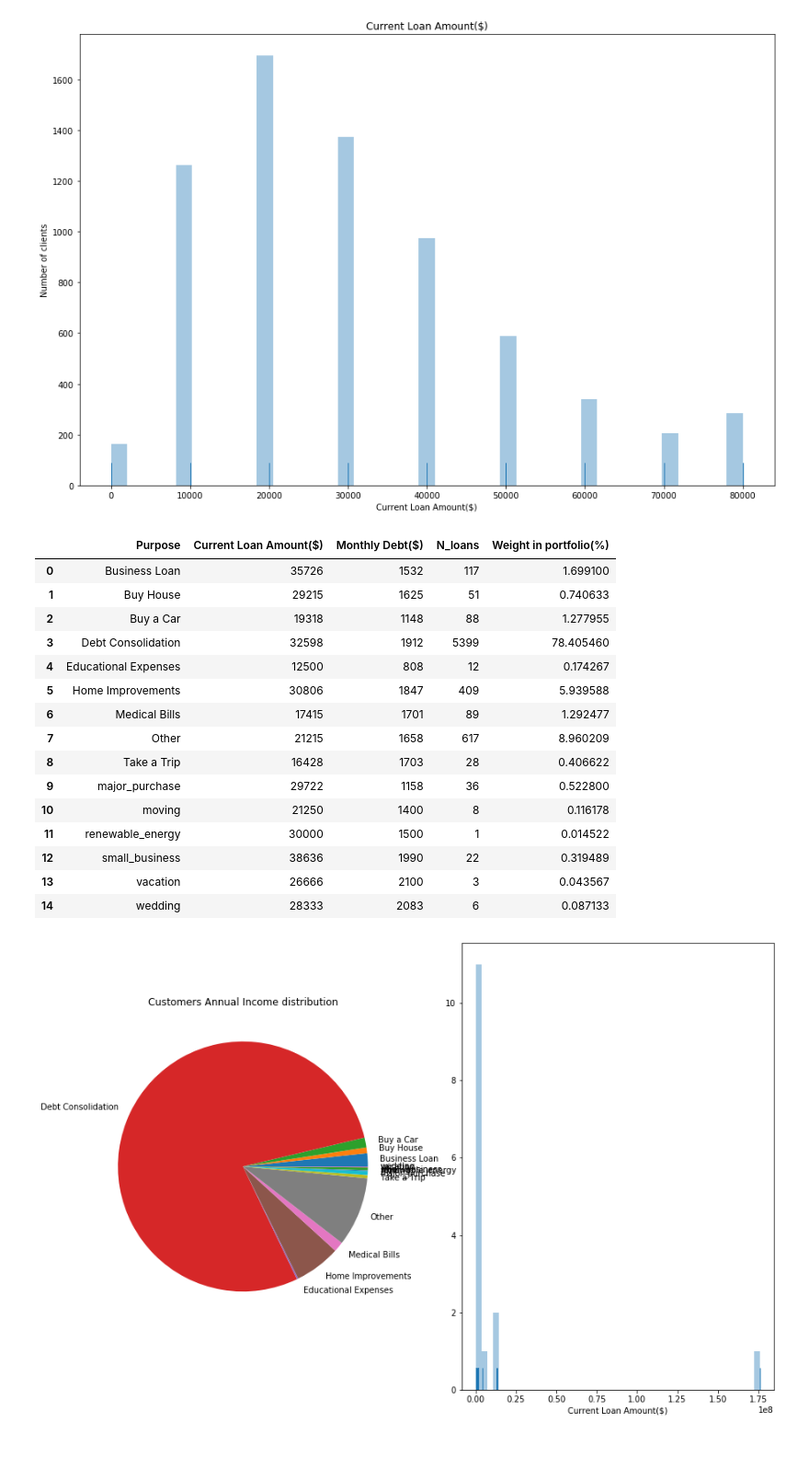
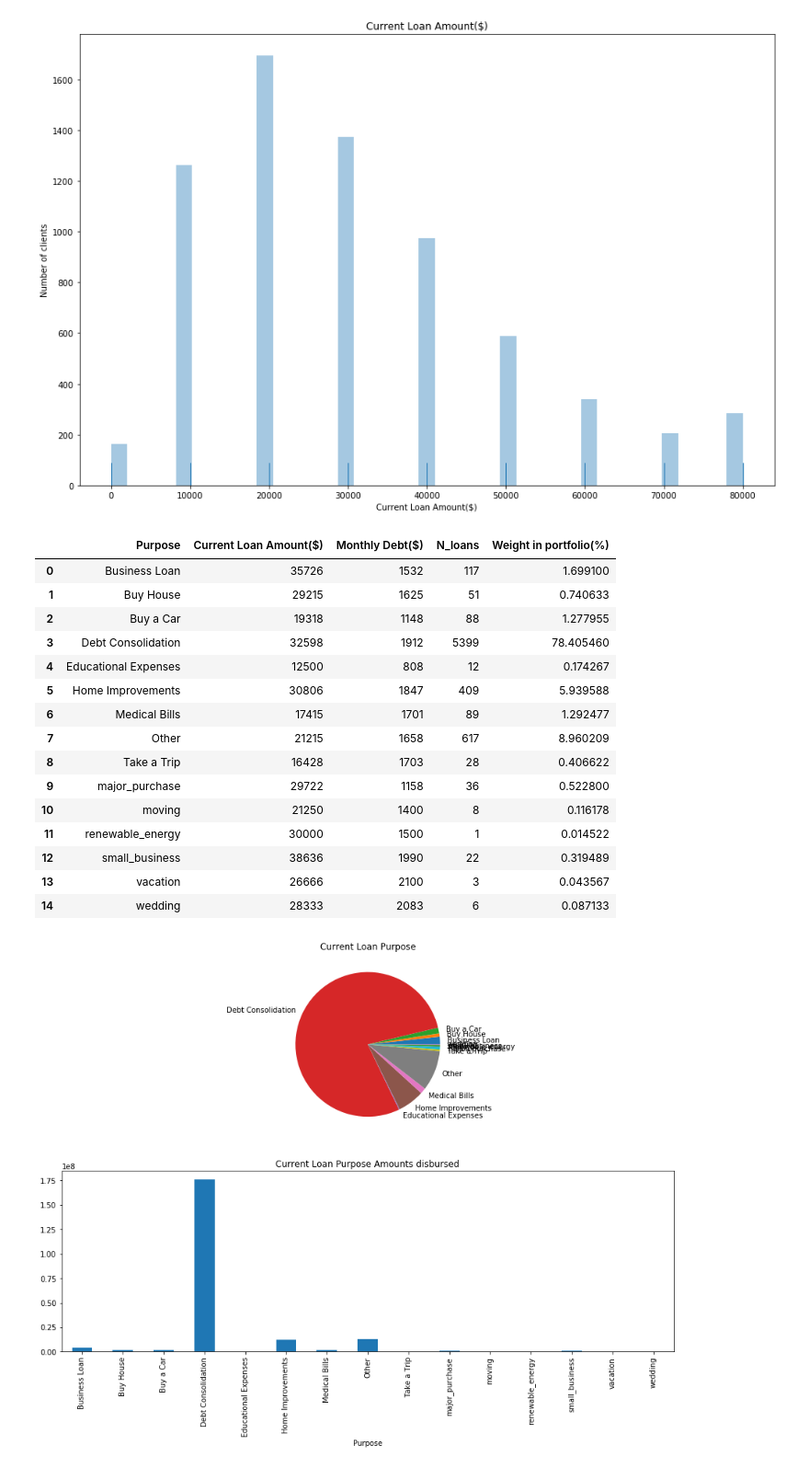
Before and after one commit to Diegon8/Banking-product-, a Jupyter notebook: Story_telling.ipynb, the cells around one changed output. Shown at 92% size. Drawn from its saved outputs; the diff is of its cells as text; code cells hidden in the pictures.

```diff
--- a/Story_telling.ipynb
+++ b/Story_telling.ipynb
@@ -83,32 +88,33 @@ plt.show()
 # %%
 display(purpose_table)
 plt.figure(figsize=(15,10))
-plt.subplot(1,2,1)
+plt.subplot(2,1,1)
 plt.pie(purpose_table['Weight in portfolio(%)'], labels = purpose_table['Purpose'])
 plt.title('Current Loan Purpose')
-plt.subplot(1,2,2)
-resultsPurpose = data['Current Loan Amount($)'].groupby(data['Purpose']).sum()
-sns.distplot(resultsPurpose, kde=False, rug=True)
+plt.subplot(2,1,2)
+plt.title('Current Loan Purpose Amounts disbursed')
+resultsPurpose =sumGroupby(data['Current Loan Amount($)'],data['Purpose'])
+plotbar(resultsPurpose)
 plt.show()
 display(resultsPurpose)
 # %% [output]
 |  | Purpose | Current Loan Amount($) | Monthly Debt($) | N_loans | Weight in portfolio(%) |
 | 0 | Business Loan | 35726 | 1532 | 117 | 1.699100 |
 | 1 | Buy House | 29215 | 1625 | 51 | 0.740633 |
 | 2 | Buy a Car | 19318 | 1148 | 88 | 1.277955 |
 | 3 | Debt Consolidation | 32598 | 1912 | 5399 | 78.405460 |
 | 4 | Educational Expenses | 12500 | 808 | 12 | 0.174267 |
 | 5 | Home Improvements | 30806 | 1847 | 409 | 5.939588 |
 | 6 | Medical Bills | 17415 | 1701 | 89 | 1.292477 |
 | 7 | Other | 21215 | 1658 | 617 | 8.960209 |
 | 8 | Take a Trip | 16428 | 1703 | 28 | 0.406622 |
 | 9 | major_purchase | 29722 | 1158 | 36 | 0.522800 |
 | 10 | moving | 21250 | 1400 | 8 | 0.116178 |
 | 11 | renewable_energy | 30000 | 1500 | 1 | 0.014522 |
 | 12 | small_business | 38636 | 1990 | 22 | 0.319489 |
 | 13 | vacation | 26666 | 2100 | 3 | 0.043567 |
 | 14 | wedding | 28333 | 2083 | 6 | 0.087133 |
-[figure, old version]
+[figure, new version]
 Purpose
 Business Loan             4180000.0
 Buy House                 1490000.0
```
Also changed, not shown: parts of 5 cells of this notebook, 1 other file.
